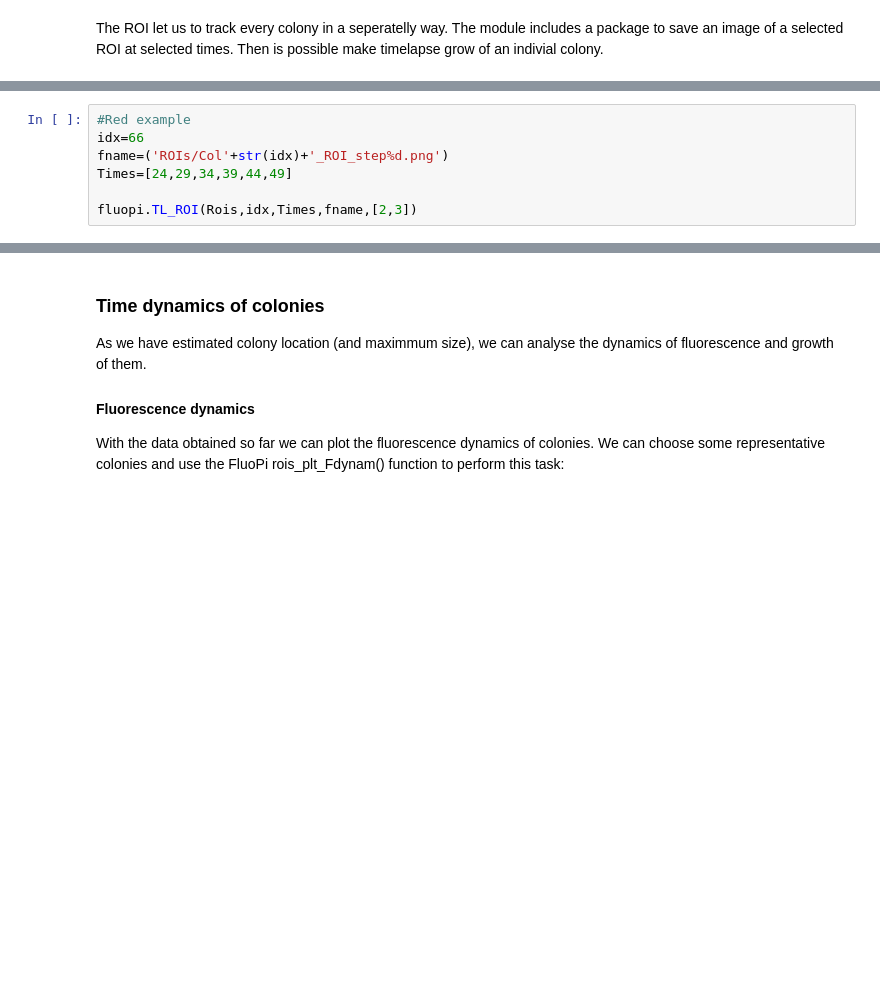
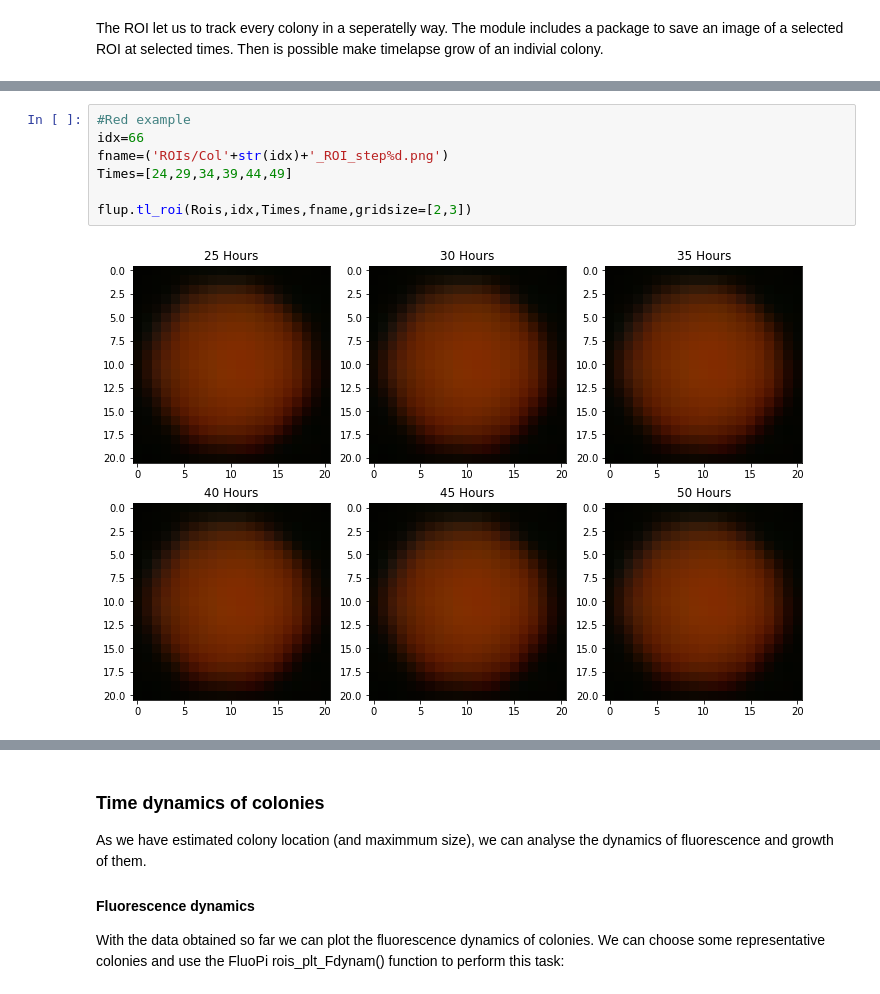
Before and after one commit to RudgeLab/FluoPi, a Jupyter notebook: Examples/Colony_size_and_fluo_full.ipynb, the cells around one changed output, grey strips where cells are left out. Drawn from its saved outputs; the diff is of its cells as text; blank space fills up the shorter version.

```diff
--- a/Examples/Colony_size_and_fluo_full.ipynb
+++ b/Examples/Colony_size_and_fluo_full.ipynb
@@ -194,10 +201,12 @@ fluopi.TL_ROI(Rois,idx,Times,fname,[2,3])
 # %%
 #Red example
 idx=66
 fname=('ROIs/Col'+str(idx)+'_ROI_step%d.png')
 Times=[24,29,34,39,44,49]
 
-fluopi.TL_ROI(Rois,idx,Times,fname,[2,3])
+flup.tl_roi(Rois,idx,Times,fname,gridsize=[2,3])
+# %% [output]
+[figure, added]
 # %%
 #Green example
 idx=125
```
Also changed, not shown: parts of 32 cells of this notebook, 2 other files.
